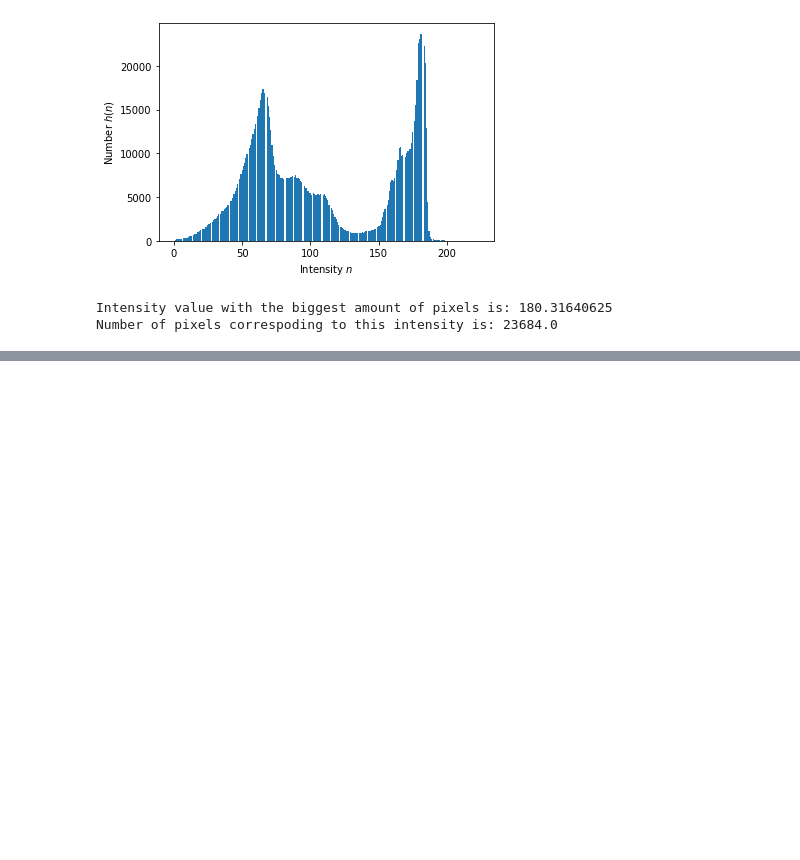
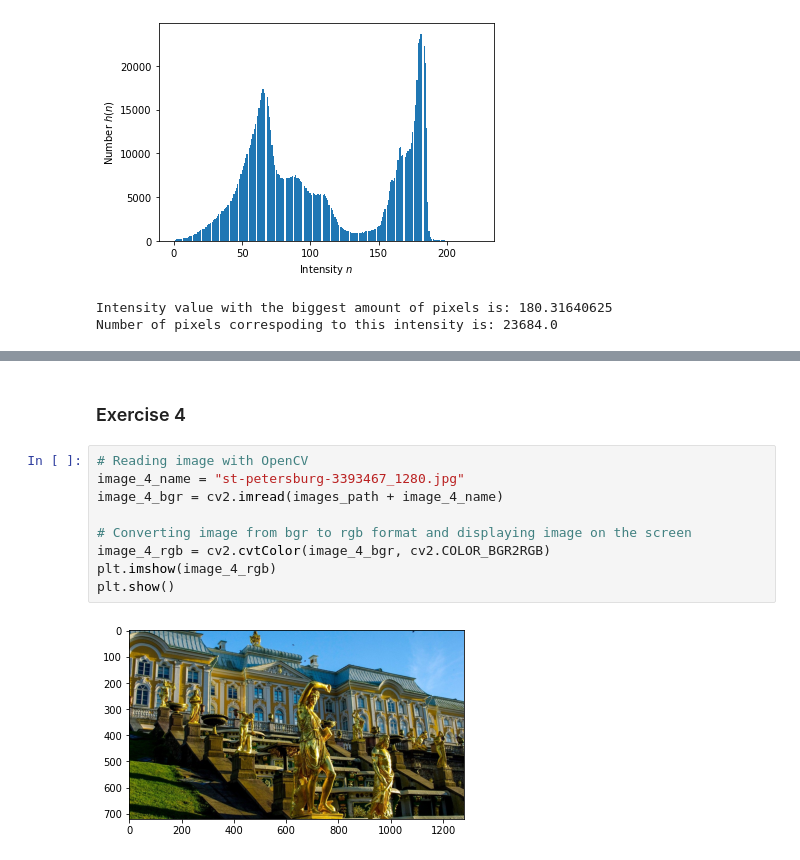
Before and after one commit to hirnlosen/ITMO_IP, a Jupyter notebook: Task_3/Task_3_Spatial_filtering.ipynb, the cells around one changed output, grey strips where cells are left out. Cells and saved outputs as stored; diff of their text form; blank space fills up the shorter version.

```diff
--- a/Task_3/Task_3_Spatial_filtering.ipynb
+++ b/Task_3/Task_3_Spatial_filtering.ipynb
@@ -89,0 +117,13 @@ Maximum density value among all channels is: 0.020743397007102957
+# %% [markdown]
+### Exercise 4
+# %%
+# Reading image with OpenCV
+image_4_name = "st-petersburg-3393467_1280.jpg"
+image_4_bgr = cv2.imread(images_path + image_4_name)
+
+# Converting image from bgr to rgb format and displaying image on the screen
+image_4_rgb = cv2.cvtColor(image_4_bgr, cv2.COLOR_BGR2RGB)
+plt.imshow(image_4_rgb)
+plt.show()
+# %% [output]
+[figure, added]
```
Also changed, not shown: parts of 15 cells of this notebook.
